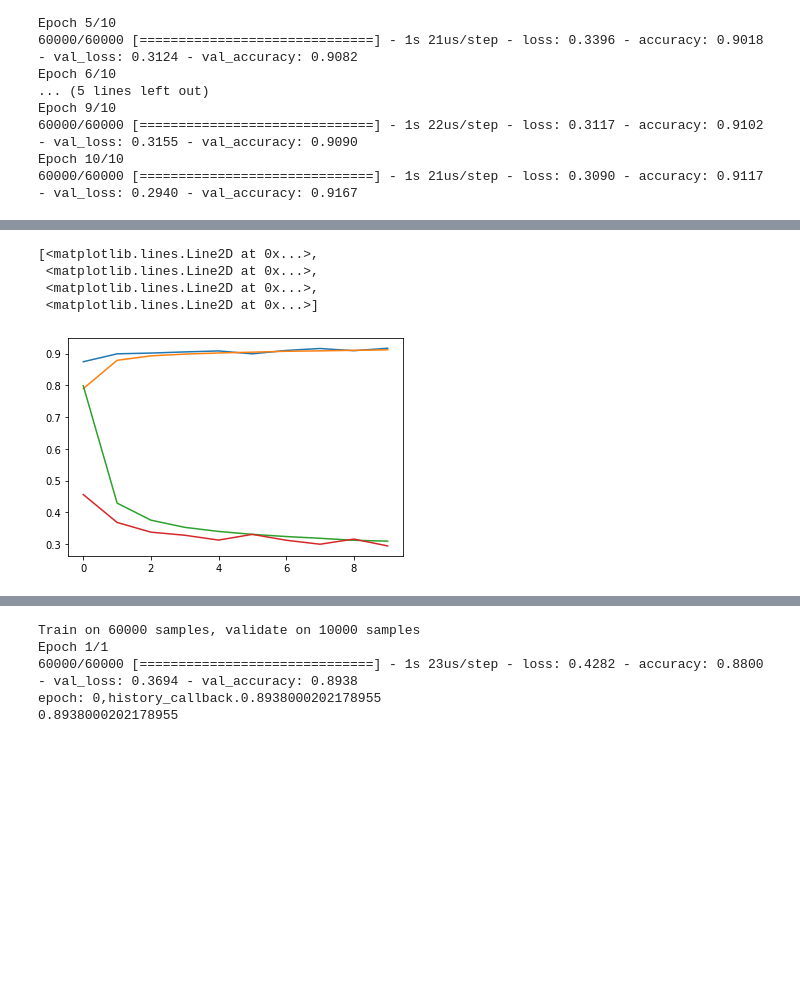
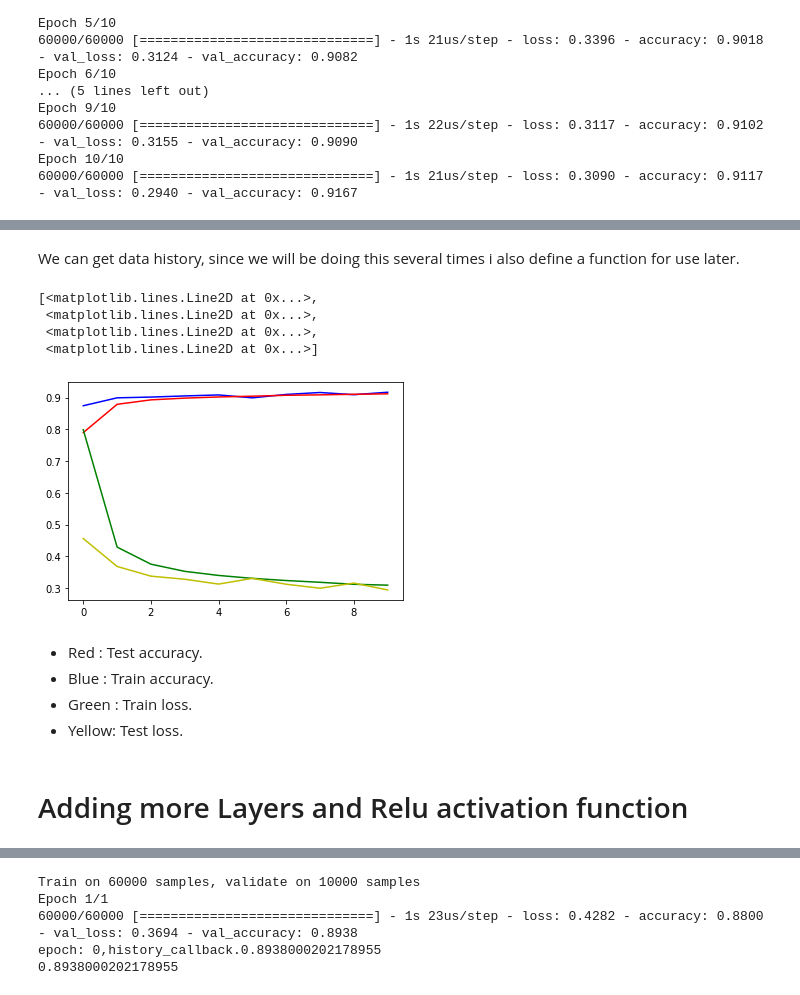
Before and after one commit to JoseIgnacioRetamalThomsen/Emerging-Technologies-Assessment-2019, a Jupyter notebook: model/Model.ipynb, the cells around one changed output, grey strips where cells are left out. Saved outputs shown, nothing was run; the diff lists cells and outputs as text; code cells hidden in the pictures; blank space fills up the shorter version.

```diff
--- a/model/Model.ipynb
+++ b/model/Model.ipynb
@@ -257,3 +279,5 @@ Epoch 10/10
+# %% [markdown]
+We can get data history, since we will be doing this several times i also define a function for use later.
 # %%
 val_accuracy = np.array(history_callback.history['val_accuracy'])
 val_loss =  np.array(history_callback.history['val_loss'])
@@ -268,10 +292,17 @@ def get_stats():
 getStats()
 # %%
 x = np.arange(0.0, epoch, 1)
-plt.plot(x,val_accuracy,x,accuracy,x,loss,x,val_loss)
+plt.plot(x,val_accuracy,'b',x,accuracy,'r',x,loss,'g',x,val_loss,'y')
 # %% [output]
 [<matplotlib.lines.Line2D at 0x...>,
  <matplotlib.lines.Line2D at 0x...>,
  <matplotlib.lines.Line2D at 0x...>,
  <matplotlib.lines.Line2D at 0x...>]
-[figure, old version]
+[figure, new version]
+# %% [markdown]
+- Red : Test accuracy.
+- Blue : Train accuracy.
+- Green : Train loss.
+- Yellow: Test loss.
+# %% [markdown]
+# Adding more Layers and Relu activation function
```
Also changed, not shown: parts of 21 cells of this notebook, 1 other file.
